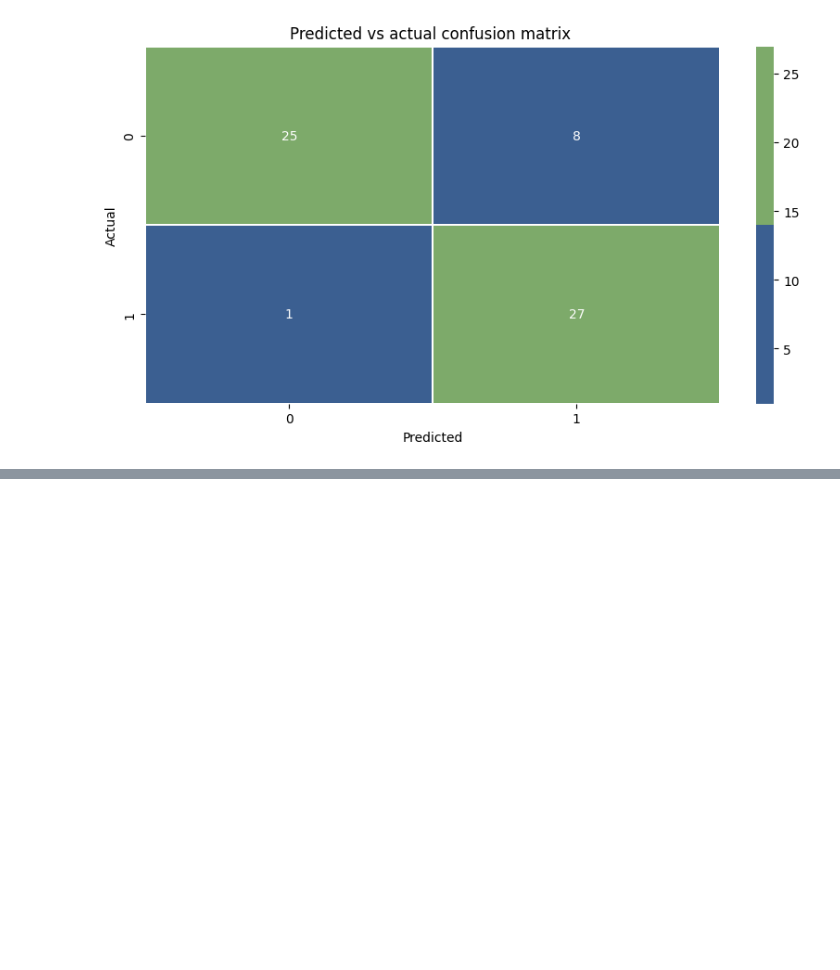
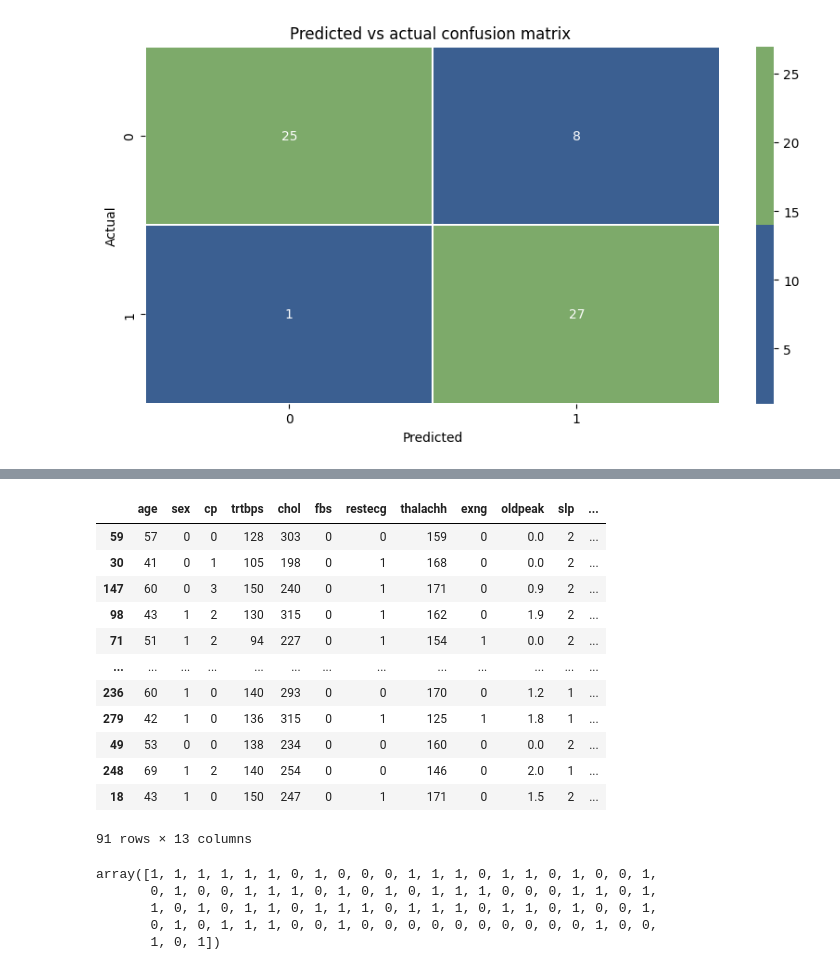
Before and after one commit to RUYUFALBARRAK/SWE485-project-Group-7, a Jupyter notebook: SupervisedLearning1.ipynb, the cells around one changed output, grey strips where cells are left out. Saved outputs shown, nothing was run; the diff lists cells and outputs as text; code cells hidden in the pictures; blank space fills up the shorter version.

```diff
--- a/SupervisedLearning1.ipynb
+++ b/SupervisedLearning1.ipynb
@@ -97,3 +97,11 @@ plt.title("Predicted vs actual confusion matrix ")
 plt.show()
 # %% [output]
 [figure]
+# %%
+from sklearn.model_selection import train_test_split
+# target Y , features X
+X= data[['age' , 'sex' , 'cp' , 'trtbps' , 'chol' , 'fbs' , 'restecg' , 'thalachh' ,
+         'exng' , 'oldpeak' , 'slp' ,'caa' , 'thall']]
+Y = data['output']
+# train_test splitting that data to 80/20 train/test
+x_train , x_test , y_train , y_test = train_test_split(X ,Y , test_size=0.3 , shuffle=True)
@@ -99,0 +121,24 @@ plt.show()
+# %%
+x_test
+# %% [output]
+|  | age | sex | cp | trtbps | chol | fbs | restecg | thalachh | exng | oldpeak | slp | ... |
+| 59 | 57 | 0 | 0 | 128 | 303 | 0 | 0 | 159 | 0 | 0.0 | 2 | ... |
+| 30 | 41 | 0 | 1 | 105 | 198 | 0 | 1 | 168 | 0 | 0.0 | 2 | ... |
+| 147 | 60 | 0 | 3 | 150 | 240 | 0 | 1 | 171 | 0 | 0.9 | 2 | ... |
+| 98 | 43 | 1 | 2 | 130 | 315 | 0 | 1 | 162 | 0 | 1.9 | 2 | ... |
+| 71 | 51 | 1 | 2 | 94 | 227 | 0 | 1 | 154 | 1 | 0.0 | 2 | ... |
+| ... | ... | ... | ... | ... | ... | ... | ... | ... | ... | ... | ... | ... |
+| 236 | 60 | 1 | 0 | 140 | 293 | 0 | 0 | 170 | 0 | 1.2 | 1 | ... |
+| 279 | 42 | 1 | 0 | 136 | 315 | 0 | 1 | 125 | 1 | 1.8 | 1 | ... |
+| 49 | 53 | 0 | 0 | 138 | 234 | 0 | 0 | 160 | 0 | 0.0 | 2 | ... |
+| 248 | 69 | 1 | 2 | 140 | 254 | 0 | 0 | 146 | 0 | 2.0 | 1 | ... |
+| 18 | 43 | 1 | 0 | 150 | 247 | 0 | 1 | 171 | 0 | 1.5 | 2 | ... |
+91 rows × 13 columns
+# %%
+y_pred
+# %% [output]
+array([1, 1, 1, 1, 1, 1, 0, 1, 0, 0, 0, 1, 1, 1, 0, 1, 1, 0, 1, 0, 0, 1,
+       0, 1, 0, 0, 1, 1, 1, 0, 1, 0, 1, 0, 1, 1, 1, 0, 0, 0, 1, 1, 0, 1,
+       1, 0, 1, 0, 1, 1, 0, 1, 1, 1, 0, 1, 1, 1, 0, 1, 1, 0, 1, 0, 0, 1,
+       0, 1, 0, 1, 1, 1, 0, 0, 1, 0, 0, 0, 0, 0, 0, 0, 0, 0, 0, 1, 0, 0,
+       1, 0, 1])
```
Also changed, not shown: parts of 3 cells of this notebook.
